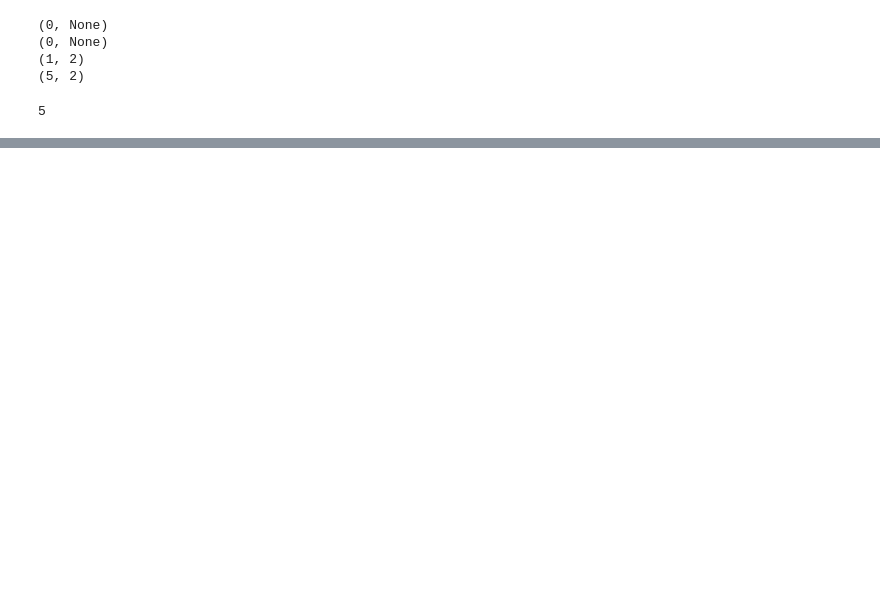
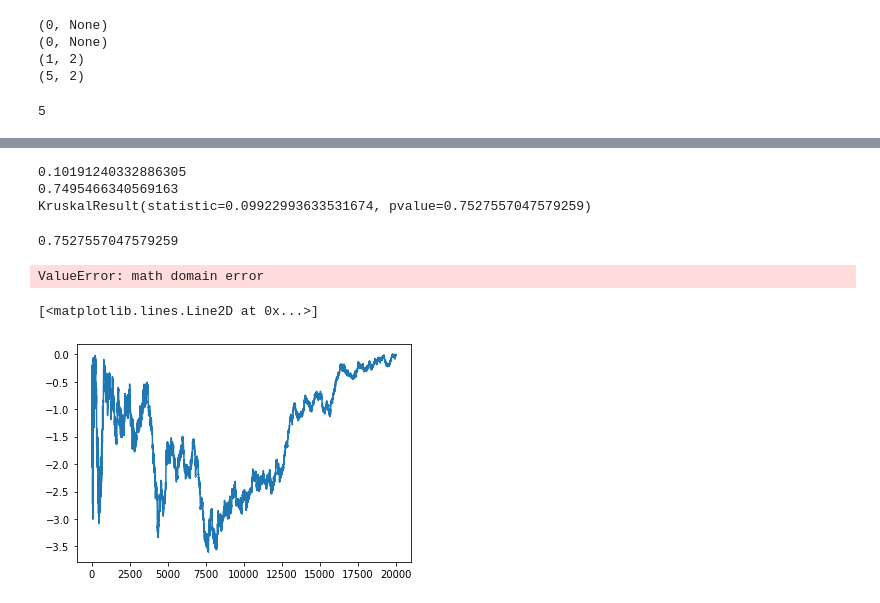
Before and after one commit to grosed/oss, a Jupyter notebook: python/notebooks/osw.ipynb, the cells around one changed output, grey strips where cells are left out. Cells and saved outputs as stored; diff of their text form; code cells hidden in the pictures; blank space fills up the shorter version.

Commit message:
Added repeats to Kruskal Wallis algorithm. Implemented first ideas for sniff.

```diff
--- a/python/notebooks/osw.ipynb
+++ b/python/notebooks/osw.ipynb
@@ -412,0 +578,43 @@ min(5,5)
+# %%
+for x in X[:50000] :
+    blob.remove(x,1)
+
+print(blob.H())
+print(blob.pvalue())
+print(stats.kruskal(X[50001:],Y))
+stats.chi2.sf(stats.kruskal(X[50001:],Y).statistic,1)
+# %% [output]
+0.10191240332886305
+0.7495466340569163
+KruskalResult(statistic=0.09922993633531674, pvalue=0.7527557047579259)
+0.7527557047579259
+# %%
+L = kw()
+R = kw()
+
+# X = list(np.random.poisson(1,10000)) + list(np.random.poisson(1,10000))
+X = list(np.random.normal(0,1,10000)) + list(np.random.normal(5,1,10000))
+for x in X :
+    L.add(x,1)
+    R.add(x,1)
+pL = []
+for x in X[1:] :
+    L.add(x,2)
+    pL.append(L.pvalue())
+
+pR = []
+X.reverse()
+for x in X[1:] :
+    R.add(x,2)
+    pR.append(R.pvalue())
+# %%
+from math import log
+p = [log(pl) + log(pr) for pl,pr in zip(pL,pR)]
+print(2*log(len(X)))
+# %% [output]
+ValueError: math domain error
+# %%
+plt.plot(p)
+# %% [output]
+[<matplotlib.lines.Line2D at 0x...>]
+[figure, added]
```
Also changed, not shown: parts of 21 cells of this notebook.
